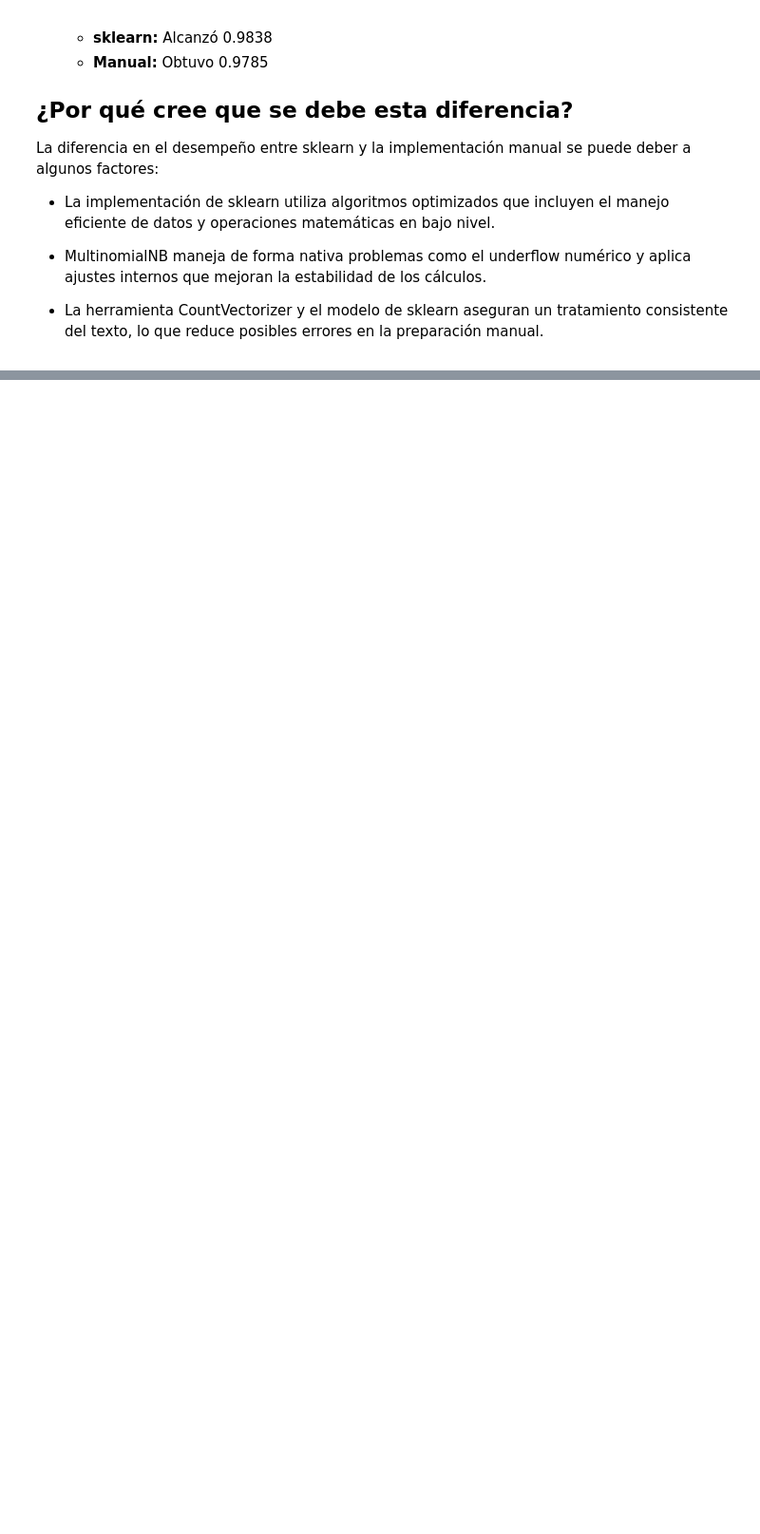
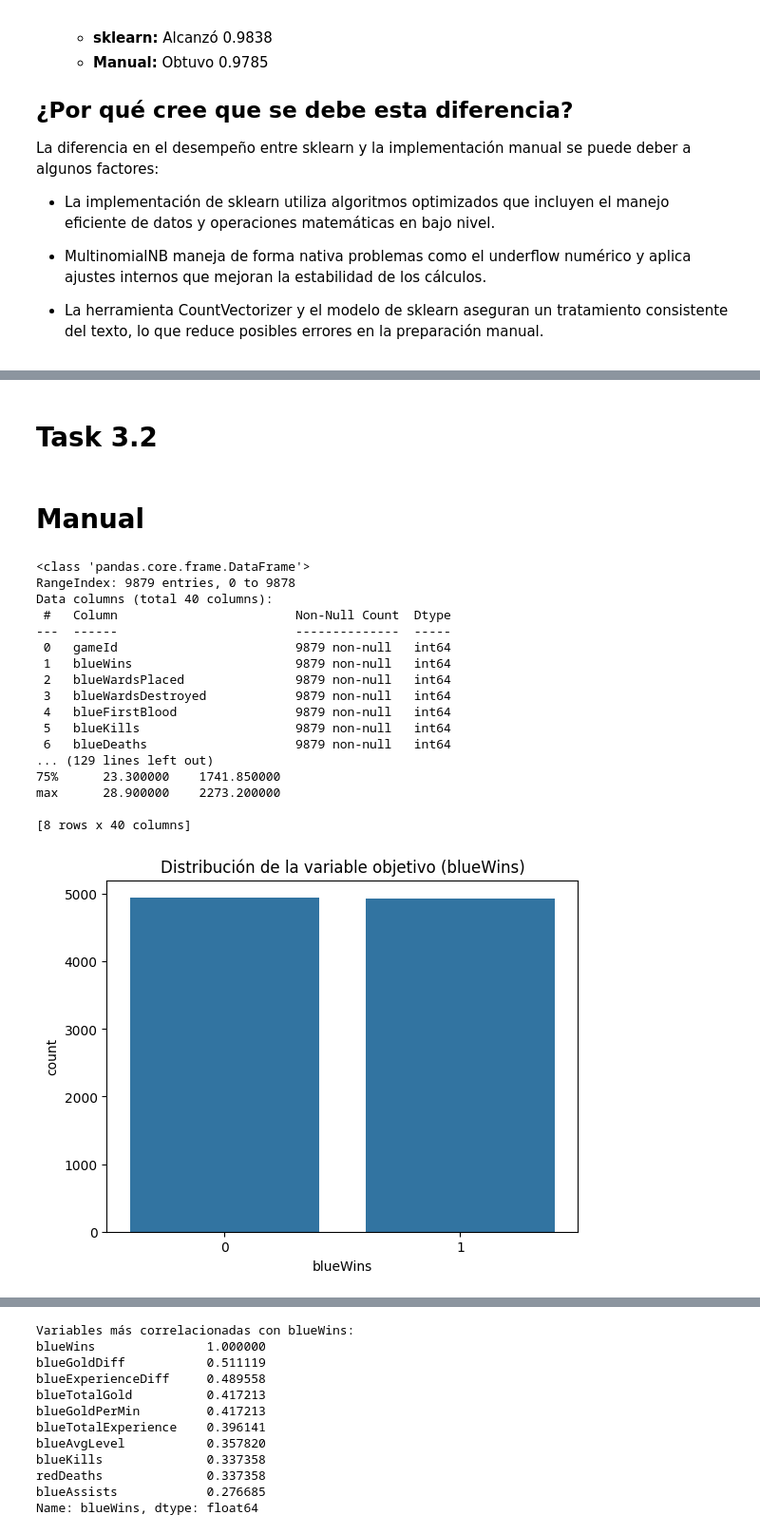
Before and after one commit to mar22266/LABORATORIOS-IA, a Jupyter notebook: Laboratorio02/Lab02.ipynb, the cells around one changed output, grey strips where cells are left out. Shown at 95% size. Saved outputs shown, nothing was run; the diff lists cells and outputs as text; code cells hidden in the pictures; blank space fills up the shorter version.

Commit message:
Feat: Task 3 done

```diff
--- a/Laboratorio02/Lab02.ipynb
+++ b/Laboratorio02/Lab02.ipynb
@@ -324,0 +604,64 @@ La diferencia en el desempeño entre sklearn y la implementación manual se pued
+# %% [markdown]
+# Task 3.2
+# %% [markdown]
+# Manual
+# %%
+# Importación de librerías y carga de datos
+import pandas as pd
+import numpy as np
+import matplotlib.pyplot as plt
+import seaborn as sns
+from sklearn.model_selection import train_test_split
+from sklearn.metrics import classification_report, accuracy_score
+
+# Cargar el dataset
+data = pd.read_csv('high_diamond_ranked_10min.csv')
+
+# Exploración inicial del dataset
+print(data.info())
+print(data.head())
+print(data.describe())
+
+# Verificación de balance de la variable objetivo
+sns.countplot(x='blueWins', data=data)
+plt.title('Distribución de la variable objetivo (blueWins)')
+plt.show()
+
+# Identificación de variables relevantes
+correlation_matrix = data.corr()
+plt.figure(figsize=(12, 10))
+sns.heatmap(correlation_matrix, annot=False, cmap='coolwarm', vmin=-1, vmax=1)
+plt.title('Matriz de correlación del dataset')
+plt.show()
+
+# Selección de características basadas en correlación con "blueWins"
+cor_target = correlation_matrix["blueWins"].sort_values(ascending=False)
+print("Variables más correlacionadas con blueWins:")
+print(cor_target.head(10))
+
+selected_features = [
+    "blueGoldDiff", "blueExperienceDiff", "blueCSPerMin", "blueGoldPerMin",
+    "redGoldDiff", "redExperienceDiff", "redCSPerMin", "redGoldPerMin"
+]
+
+X = data[selected_features]
+y = data["blueWins"]
+# %% [output]
+<class 'pandas.core.frame.DataFrame'>
+RangeIndex: 9879 entries, 0 to 9878
+Data columns (total 40 columns):
+ #   Column                        Non-Null Count  Dtype
+---  ------                        --------------  -----
+ 0   gameId                        9879 non-null   int64
+ 1   blueWins                      9879 non-null   int64
+ 2   blueWardsPlaced               9879 non-null   int64
+ 3   blueWardsDestroyed            9879 non-null   int64
+ 4   blueFirstBlood                9879 non-null   int64
+ 5   blueKills                     9879 non-null   int64
+ 6   blueDeaths                    9879 non-null   int64
+... (129 lines left out)
+75%      23.300000    1741.850000
+max      28.900000    2273.200000
+
+[8 rows x 40 columns]
+[figure, added]
@@ -324,0 +669,12 @@ La diferencia en el desempeño entre sklearn y la implementación manual se pued
+Variables más correlacionadas con blueWins:
+blueWins               1.000000
+blueGoldDiff           0.511119
+blueExperienceDiff     0.489558
+blueTotalGold          0.417213
+blueGoldPerMin         0.417213
+blueTotalExperience    0.396141
+blueAvgLevel           0.357820
+blueKills              0.337358
+redDeaths              0.337358
+blueAssists            0.276685
+Name: blueWins, dtype: float64
```
Also changed, not shown: parts of 26 cells of this notebook, 1 other file.
